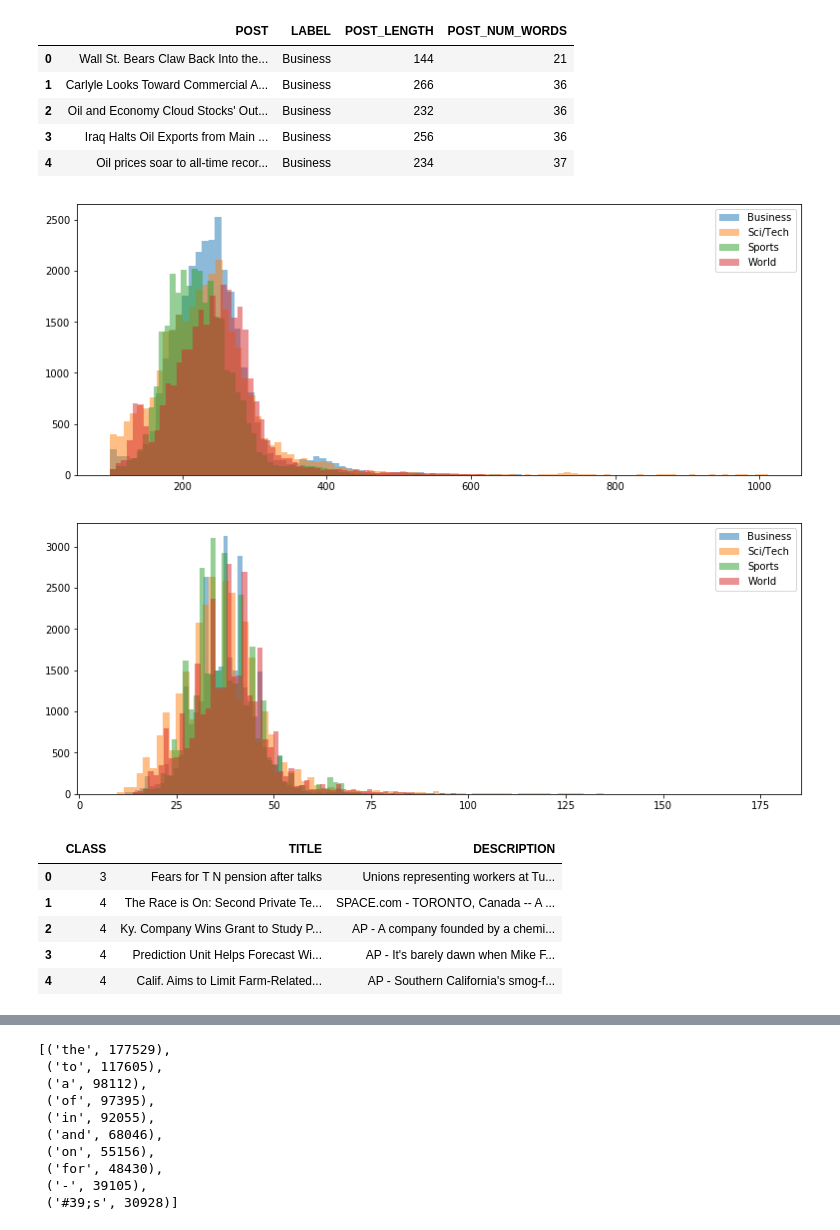
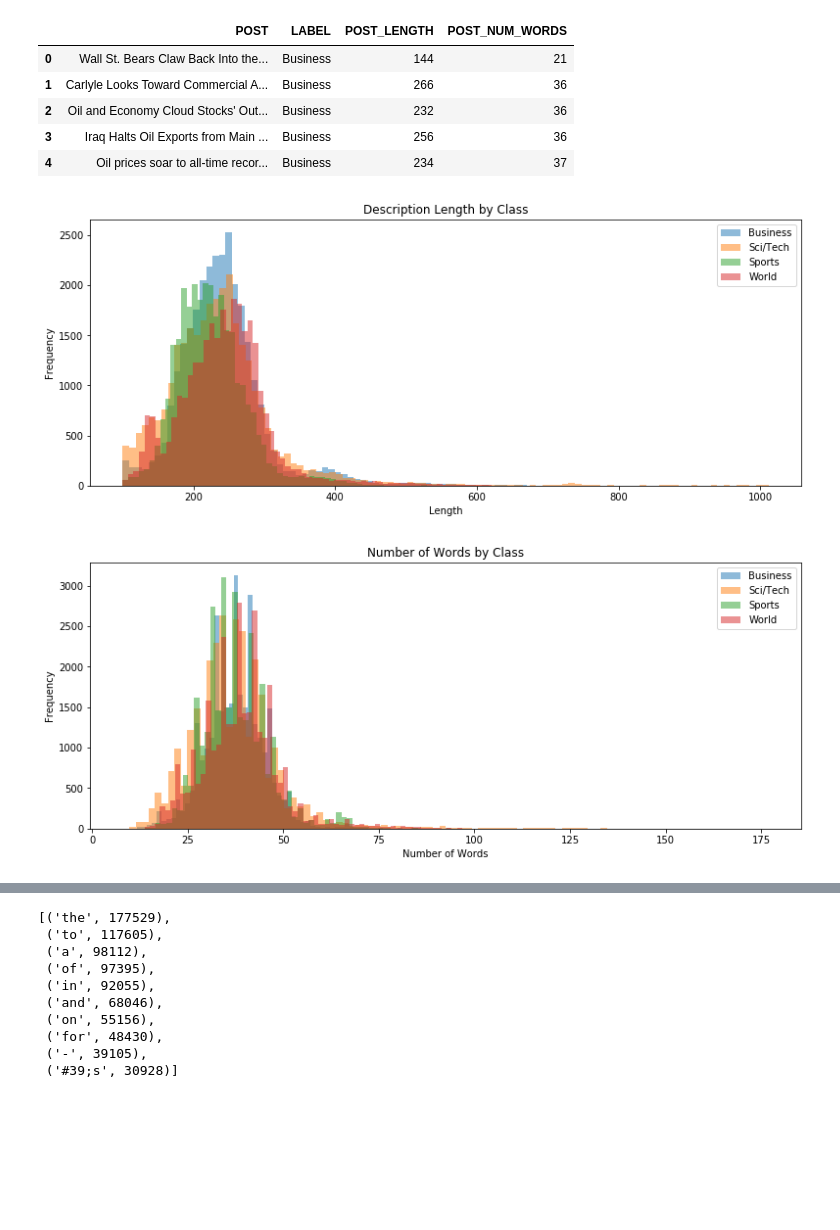
Before and after one commit to sipan17/DSSS19, a Jupyter notebook: EDA (Exploratory Data Analysis).ipynb, the cells around one changed output, grey strips where cells are left out. Cells and saved outputs as stored; diff of their text form; code cells hidden in the pictures; blank space fills up the shorter version.

```diff
--- a/EDA (Exploratory Data Analysis).ipynb
+++ b/EDA (Exploratory Data Analysis).ipynb
@@ -67,32 +104,38 @@ train_df.head()
 | 2 | Oil and Economy Cloud Stocks' Out... | Business | 232 | 36 |
 | 3 | Iraq Halts Oil Exports from Main ... | Business | 256 | 36 |
 | 4 | Oil prices soar to all-time recor... | Business | 234 | 37 |
+# %%
+image_dir = "images"
+import os
+if not os.path.isdir(image_dir):
+    os.mkdir(image_dir)
+# %%
+def save_image(name):
+    name = name.replace("/", "_")
+    return plt.savefig(os.path.join(image_dir, name), bbox_inches="tight")
 # %%
 plt.figure(figsize=(13, 5))
 for c in train_df.LABEL.unique():
     plt.hist(train_df[train_df["LABEL"] == c]["POST_LENGTH"], label=c, bins=100, alpha=0.5)
 plt.legend()
+plt.title("Description Length by Class")
+plt.ylabel("Frequency")
+plt.xlabel("Length")
+save_image("desc_len")
 plt.show()
 plt.close()
 # %% [output]
-[figure, old version]
+[figure, new version]
 # %%
 plt.figure(figsize=(13, 5))
 for c in train_df.LABEL.unique():
     plt.hist(train_df[train_df["LABEL"] == c]["POST_NUM_WORDS"], label=c, bins=100, alpha=0.5)
 plt.legend()
+plt.title("Number of Words by Class")
+plt.ylabel("Frequency")
+plt.xlabel("Number of Words")
+save_image("num_words")
 plt.show()
 plt.close()
 # %% [output]
-[figure, old version]
+[figure, new version]
-# %%
-ag_new_test = pd.read_csv('./data/test.csv', header=None)
-ag_new_test.columns = columns
-ag_new_test.head()
-# %% [output]
-|  | CLASS | TITLE | DESCRIPTION |
-| 0 | 3 | Fears for T N pension after talks | Unions representing workers at Tu... |
-| 1 | 4 | The Race is On: Second Private Te... | SPACE.com - TORONTO, Canada -- A ... |
-| 2 | 4 | Ky. Company Wins Grant to Study P... | AP - A company founded by a chemi... |
-| 3 | 4 | Prediction Unit Helps Forecast Wi... | AP - It's barely dawn when Mike F... |
-| 4 | 4 | Calif. Aims to Limit Farm-Related... | AP - Southern California's smog-f... |
```
Also changed, not shown: parts of 91 cells of this notebook.
